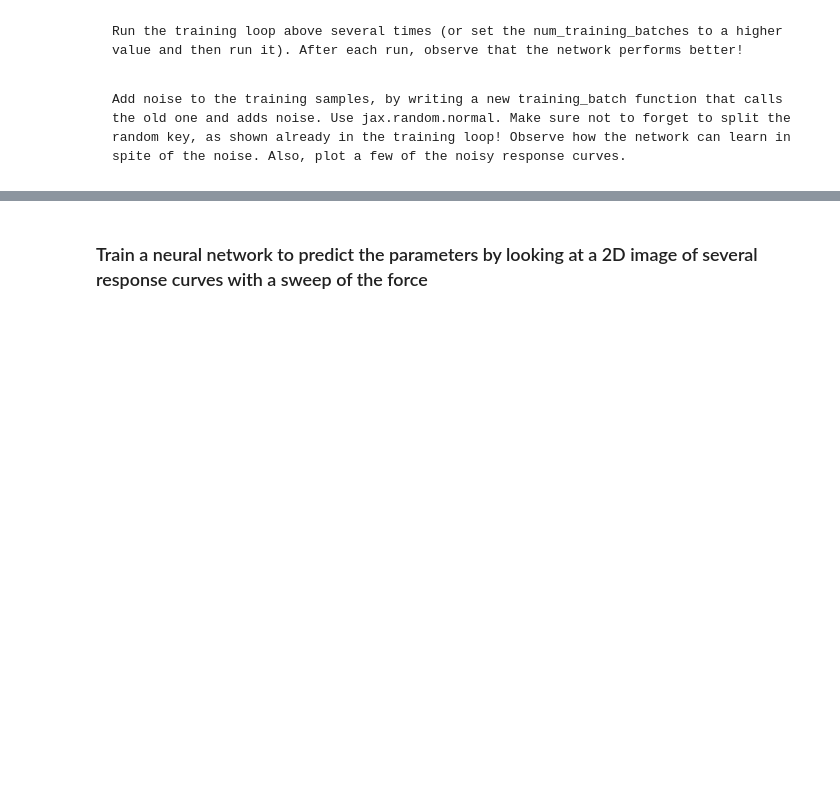
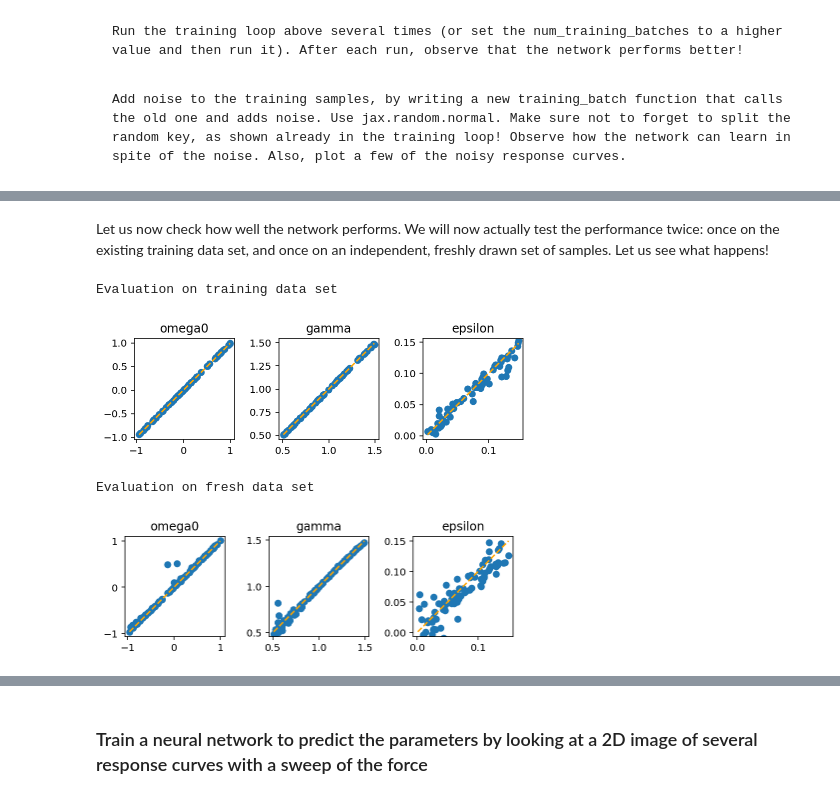
Before and after one commit to FlorianMarquardt/MachineLearningThreeEasyLessons, a Jupyter notebook: 2024_09_Trieste_Duffing_Example.ipynb, the cells around one changed output, grey strips where cells are left out. Drawn from its saved outputs; the diff is of its cells as text; code cells hidden in the pictures; blank space fills up the shorter version.

```diff
--- a/2024_09_Trieste_Duffing_Example.ipynb
+++ b/2024_09_Trieste_Duffing_Example.ipynb
@@ -358,0 +433,30 @@ Add noise to the training samples, by writing a new training_batch function that
+# %% [markdown]
+Let us now check how well the network performs. We will now actually test the performance twice: once on the existing training data set, and once on an independent, freshly drawn set of samples. Let us see what happens!
+# %%
+for idx_figure in range(2):
+    if idx_figure==0:
+        x, y_target = train_x, train_y_target
+        print("Evaluation on training data set")
+    else:
+        subkey,key = jax.random.split( key )
+        x, y_target = duffing_produce_training_batch( subkey, 100,
+                                                 value_ranges, num_frequency_bins)
+        print("Evaluation on fresh data set")
+
+    y = NN_MLP_with_tanh_batch(x,params)
+
+    fig,ax = plt.subplots(ncols=3)
+    for idx, label in enumerate(["omega0","gamma","epsilon"]):
+        ax[idx].scatter(y_target[:,idx],y[:,idx])
+        min_max_values=[jnp.min(y_target[:,idx]),jnp.max(y_target[:,idx])]
+        ax[idx].plot(min_max_values,min_max_values,"--",color="orange")
+        ax[idx].set_ylim(ax[idx].get_xlim())
+        ax[idx].set_title(label)
+        ax[idx].set_aspect(1.0)
+    fig.tight_layout()
+    plt.show()
+# %% [output]
+Evaluation on training data set
+[figure, added]
+Evaluation on fresh data set
+[figure, added]
```
Also changed, not shown: parts of 10 cells of this notebook.
